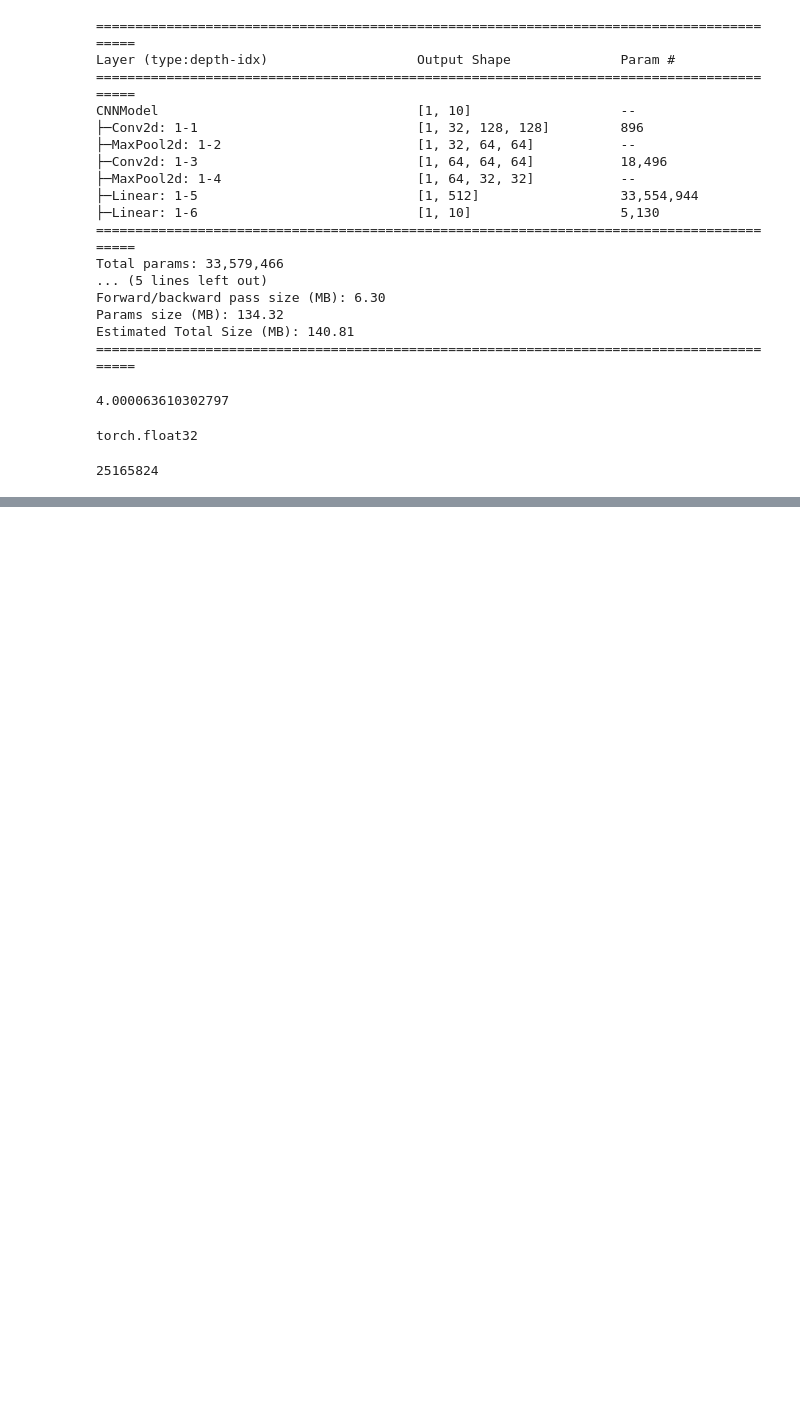
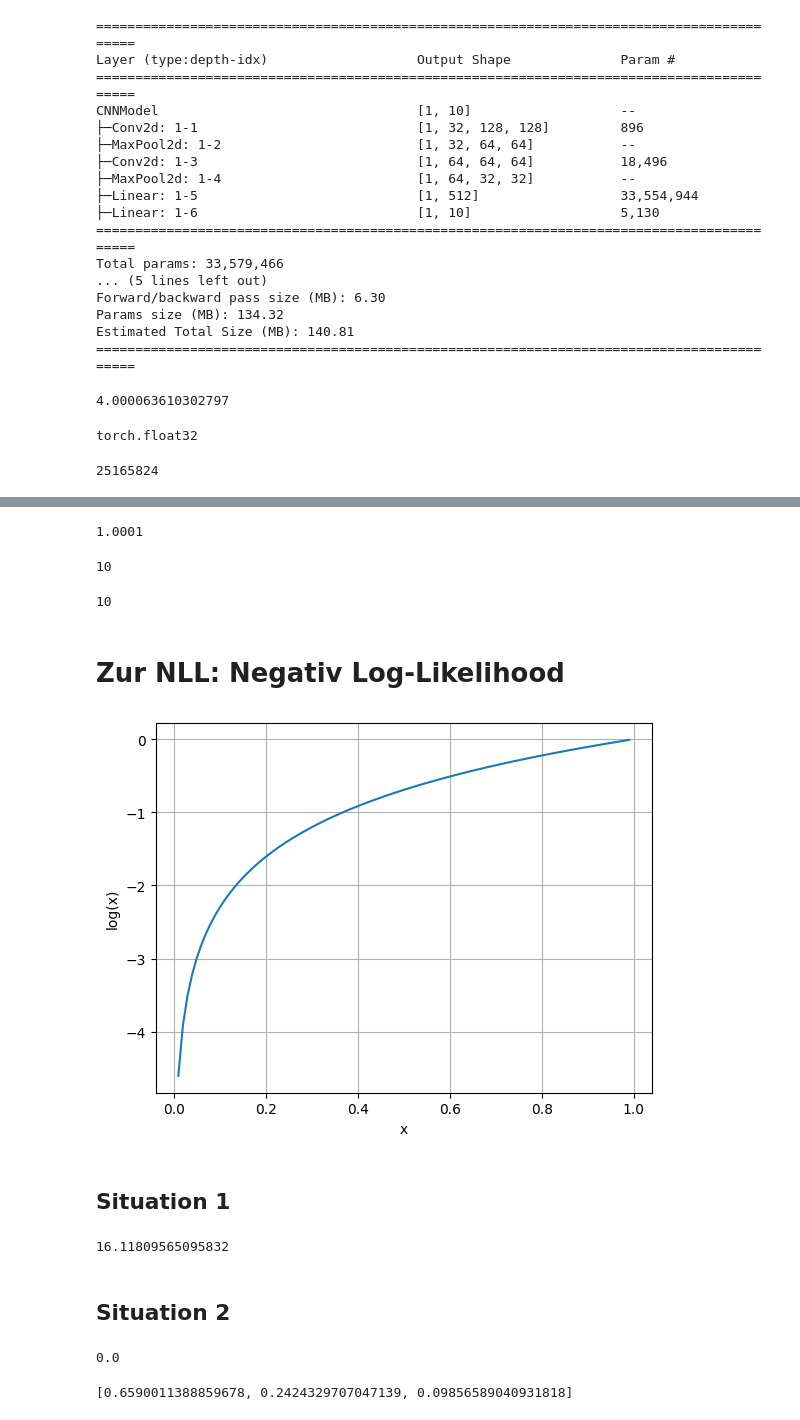
Before and after one commit to juebrauer/code_ws2425, a Jupyter notebook: cv_allgemein/05_pytorch_einfuehrung.ipynb, the cells around one changed output, grey strips where cells are left out. Cells and saved outputs as stored; diff of their text form; code cells hidden in the pictures; blank space fills up the shorter version.

```diff
--- a/cv_allgemein/05_pytorch_einfuehrung.ipynb
+++ b/cv_allgemein/05_pytorch_einfuehrung.ipynb
@@ -260,0 +295,8 @@ torch.float32
+# %%
+sum(outputs)
+# %% [output]
+1.0001
+# %%
+nr_classes
+# %% [output]
+10
@@ -260,0 +305,56 @@ torch.float32
+# %%
+len(y_i)
+# %% [output]
+10
+# %% [markdown]
+# Zur NLL: Negativ Log-Likelihood
+# %%
+import numpy
+x = numpy.arange(0.01, 1.0, 0.01)
+y = numpy.log( x )
+
+import matplotlib.pyplot as plt
+plt.plot(x,y)
+plt.grid()
+plt.xlabel("x")
+plt.ylabel("log(x)")
+plt.show()
+# %% [output]
+[figure, added]
+# %% [markdown]
+## Situation 1
+# %%
+y_ij = 1.0
+p_ij = 0.0000001
+-(y_ij*numpy.log(p_ij))
+# %% [output]
+16.11809565095832
+# %% [markdown]
+## Situation 2
+# %%
+y_ij = 0.0
+p_ij = 0.99
+-(y_ij*numpy.log(p_ij))
+# %% [output]
+0.0
+# %%
+logits = [2.0, 1.0, 0.1]
+
+import math
+
+def softmax(logits : list[float]) -> list[float]:
+    norm_fac = 0.0
+    for logit in logits:
+        norm_fac += math.e**logit
+
+    probs = []
+    for logit in logits:
+        prob = math.e**logit / norm_fac
+        probs.append( prob )
+
+    return probs
+
+probs = softmax(logits)
+probs
+# %% [output]
+[0.6590011388859678, 0.2424329707047139, 0.09856589040931818]
```
Also changed, not shown: parts of 8 cells of this notebook, 1 other file.
